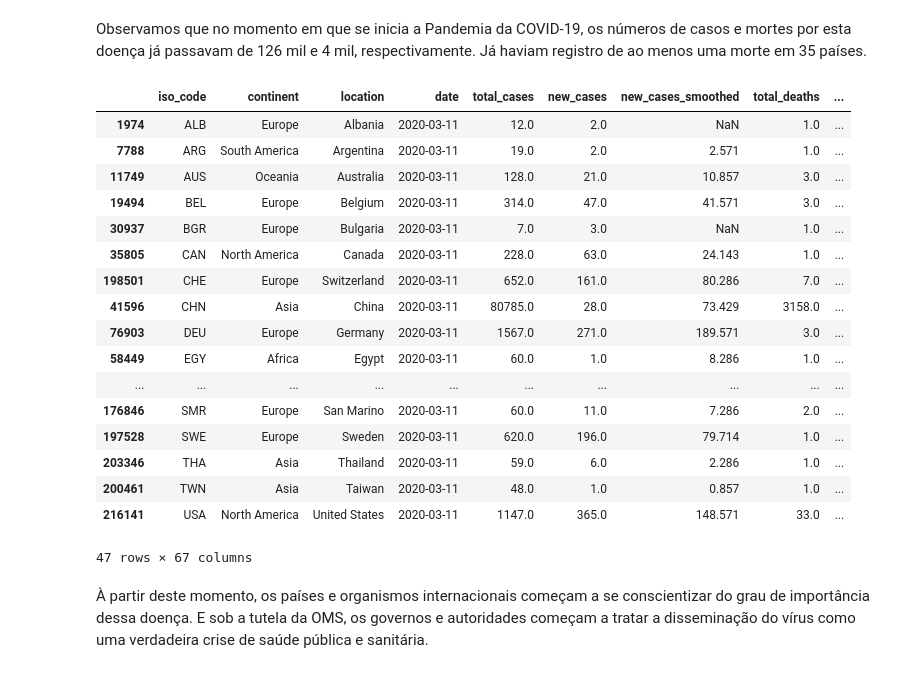
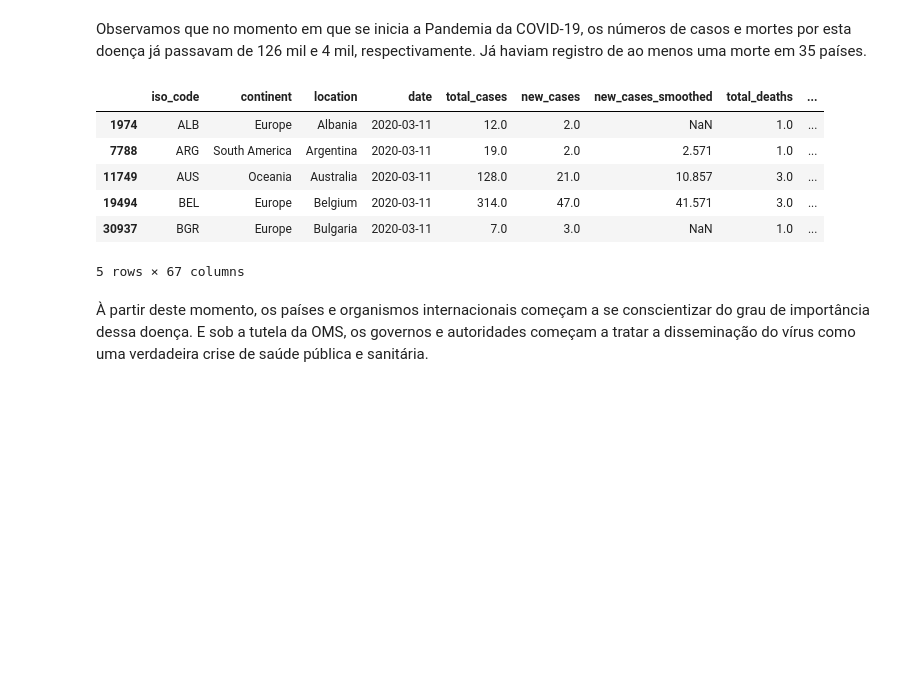
Before and after one commit to pierrebomfim/data_science, a Jupyter notebook: Panorama_do_COVID_19_2_0.ipynb, the cells around one changed output. Cells and saved outputs as stored; diff of their text form; code cells hidden in the pictures; blank space fills up the shorter version.

```diff
--- a/Panorama_do_COVID_19_2_0.ipynb
+++ b/Panorama_do_COVID_19_2_0.ipynb
@@ -380,26 +380,15 @@ Observamos que no momento em que se inicia a Pandemia da COVID-19, os números d
 Já haviam registro de ao menos uma morte em 35 países.
 # %%
 # Países que registraram mais de 1000 casos até essa data
-df.loc[(df.total_deaths >= 1) & (df.date == '2020-03-11')].sort_values(by=['iso_code'])
+df.loc[(df.total_deaths >= 1) & (df.date == '2020-03-11')].sort_values(by=['iso_code']).head()
 # %% [output]
 |  | iso_code | continent | location | date | total_cases | new_cases | new_cases_smoothed | total_deaths | ... |
 | 1974 | ALB | Europe | Albania | 2020-03-11 | 12.0 | 2.0 | NaN | 1.0 | ... |
 | 7788 | ARG | South America | Argentina | 2020-03-11 | 19.0 | 2.0 | 2.571 | 1.0 | ... |
 | 11749 | AUS | Oceania | Australia | 2020-03-11 | 128.0 | 21.0 | 10.857 | 3.0 | ... |
 | 19494 | BEL | Europe | Belgium | 2020-03-11 | 314.0 | 47.0 | 41.571 | 3.0 | ... |
 | 30937 | BGR | Europe | Bulgaria | 2020-03-11 | 7.0 | 3.0 | NaN | 1.0 | ... |
-| 35805 | CAN | North America | Canada | 2020-03-11 | 228.0 | 63.0 | 24.143 | 1.0 | ... |
-| 198501 | CHE | Europe | Switzerland | 2020-03-11 | 652.0 | 161.0 | 80.286 | 7.0 | ... |
-| 41596 | CHN | Asia | China | 2020-03-11 | 80785.0 | 28.0 | 73.429 | 3158.0 | ... |
-| 76903 | DEU | Europe | Germany | 2020-03-11 | 1567.0 | 271.0 | 189.571 | 3.0 | ... |
-| 58449 | EGY | Africa | Egypt | 2020-03-11 | 60.0 | 1.0 | 8.286 | 1.0 | ... |
-| ... | ... | ... | ... | ... | ... | ... | ... | ... | ... |
-| 176846 | SMR | Europe | San Marino | 2020-03-11 | 60.0 | 11.0 | 7.286 | 2.0 | ... |
-| 197528 | SWE | Europe | Sweden | 2020-03-11 | 620.0 | 196.0 | 79.714 | 1.0 | ... |
-| 203346 | THA | Asia | Thailand | 2020-03-11 | 59.0 | 6.0 | 2.286 | 1.0 | ... |
-| 200461 | TWN | Asia | Taiwan | 2020-03-11 | 48.0 | 1.0 | 0.857 | 1.0 | ... |
-| 216141 | USA | North America | United States | 2020-03-11 | 1147.0 | 365.0 | 148.571 | 33.0 | ... |
-47 rows × 67 columns
+5 rows × 67 columns
 # %% [markdown]
 À partir deste momento, os países e organismos internacionais começam a se conscientizar do grau de importância dessa doença. E sob a tutela da OMS, os governos e autoridades começam a tratar a disseminação do vírus como uma verdadeira crise de saúde pública e sanitária.
 # %% [markdown]
```
